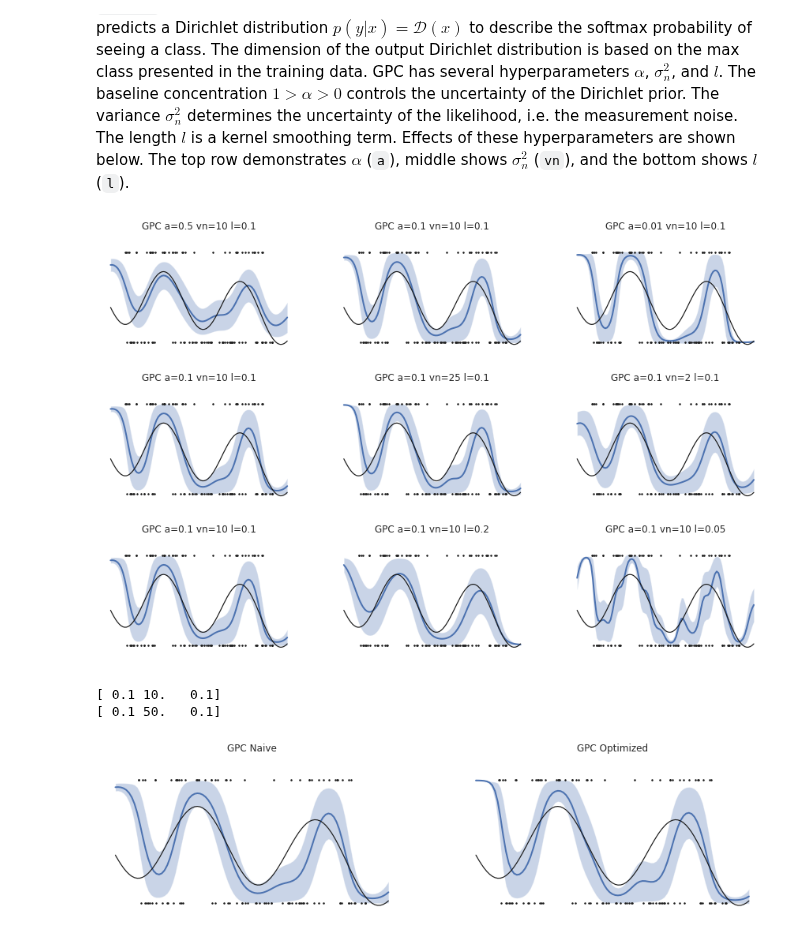
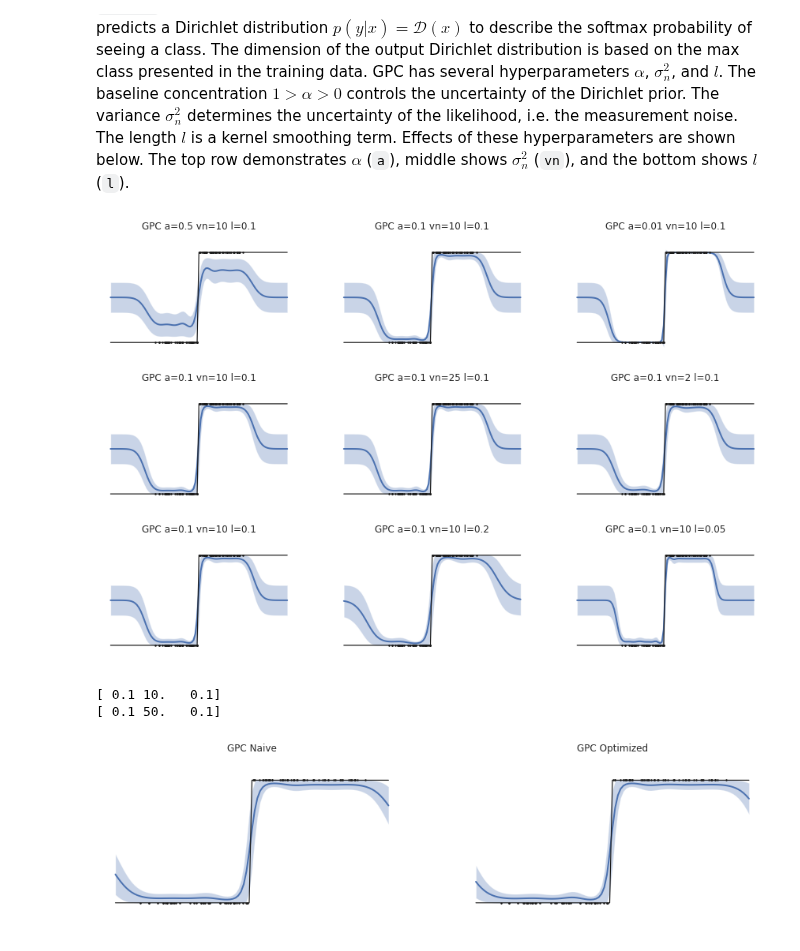
Before and after one commit to parkerowan/libsia, a Jupyter notebook: docs/inference/inference.ipynb, the cells around one changed output. Drawn from its saved outputs; the diff is of its cells as text; code cells hidden in the pictures.

```diff
--- a/docs/inference/inference.ipynb
+++ b/docs/inference/inference.ipynb
@@ -259,8 +259,8 @@ for i in range(len(models.values())):
 `sia.GPC` implements a multi-dimensional Gaussian Process Classification model that predicts a Dirichlet distribution $p(y|x) = \mathcal{D}(x)$ to describe the softmax probability of seeing a class.  The dimension of the output Dirichlet distribution is based on the max class presented in the training data.  GPC has several hyperparameters $\alpha$, $\sigma_n^2$, and $l$.  The baseline concentration $1 > \alpha > 0$ controls the uncertainty of the Dirichlet prior.  The variance $\sigma_n^2$ determines the uncertainty of the likelihood, i.e. the measurement noise.  The length $l$ is a kernel smoothing term.  Effects of these hyperparameters are shown below.  The top row demonstrates $\alpha$ (`a`), middle shows $\sigma_n^2$ (`vn`), and the bottom shows $l$ (`l`).
 # %%
 # Generate training data from underlying probability of a binary class
-class_prob = lambda x : -0.2 * x ** 2 + 0.6 * np.sin(6 * x) ** 2 + 0.2
-# class_prob = lambda x : x >= 0.5
+# class_prob = lambda x : -0.2 * x ** 2 + 0.6 * np.sin(6 * x) ** 2 + 0.2
+class_prob = lambda x : x >= 0.5
 
 ntrain = 100
 xtrain = np.random.uniform(0, 1, ntrain)
@@ -272,35 +272,35 @@ f, ax = plt.subplots(nrows=3, ncols=3, figsize=(15, 10))
 ax = ax.flat
 sns.despine(f, left=True, bottom=True)
 
 # Evaluate several choices of hyper parameters
 alpha  = [0.5, 0.1, 0.01, 0.1, 0.1, 0.1, 0.1, 0.1, 0.1]
 varn   = [10, 10, 10, 10, 25, 2, 10, 10, 10]
 length = [0.1, 0.1, 0.1, 0.1, 0.1, 0.1, 0.1, 0.2, 0.05]
 
 for i in range(len(ax)):
     # Create the GPC object
     gpc = sia.GPC(np.array([xtrain]), ytrain, alpha=alpha[i], varf=varn[i], length=length[i])
 
     # Evaluate it
-    xtest = np.linspace(-0.1, 1.1, 101)
+    xtest = np.linspace(-0.5, 1.5, 101)
     ptest = class_prob(xtest)
     gpc_mu = np.zeros((2, len(xtest)))
     gpc_sig = np.zeros((2, len(xtest)))
     for k in range(len(xtest)):
         dirichlet = gpc.predict(np.array([xtest[k]]))
         gpc_mu[:, k] = dirichlet.mean()
         gpc_sig[:, k] = np.diag(dirichlet.covariance())
 
     # Plot the belief for each axis and overlay the training data
     ax[i].fill_between(xtest, gpc_mu[1, :] + 2 * gpc_sig[1, :], gpc_mu[1, :] - 2 * gpc_sig[1, :],  alpha=0.3)
     ax[i].plot(xtest, gpc_mu[1, :], 'b', lw=2)
     ax[i].plot(xtrain, ytrain, '.k', ms=3)
     ax[i].plot(xtest, ptest, 'k', lw=1.2)
     ax[i].set_ylim((-0.2, 1.2))
     ax[i].axis("off")
     ax[i].set_title("GPC a={} vn={} l={}".format(alpha[i], varn[i], length[i]));
 # %% [output]
-[figure, old version]
+[figure, new version]
 # %%
 from scipy.optimize import minimize
 
@@ -356,4 +356,4 @@ for i in range(len(models.values())):
 # %% [output]
 [ 0.1 10.   0.1]
 [ 0.1 50.   0.1]
-[figure, old version]
+[figure, new version]
```
Also changed, not shown: parts of 2 cells of this notebook, 7 other files.
